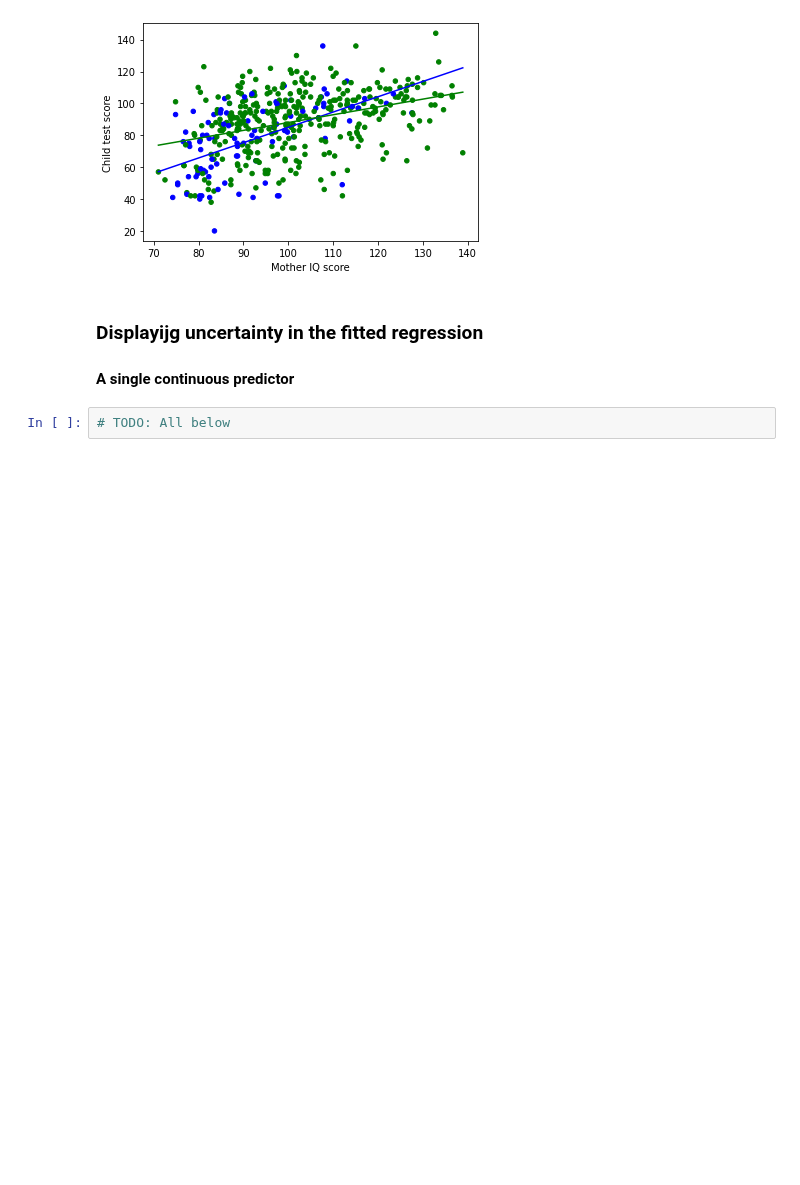
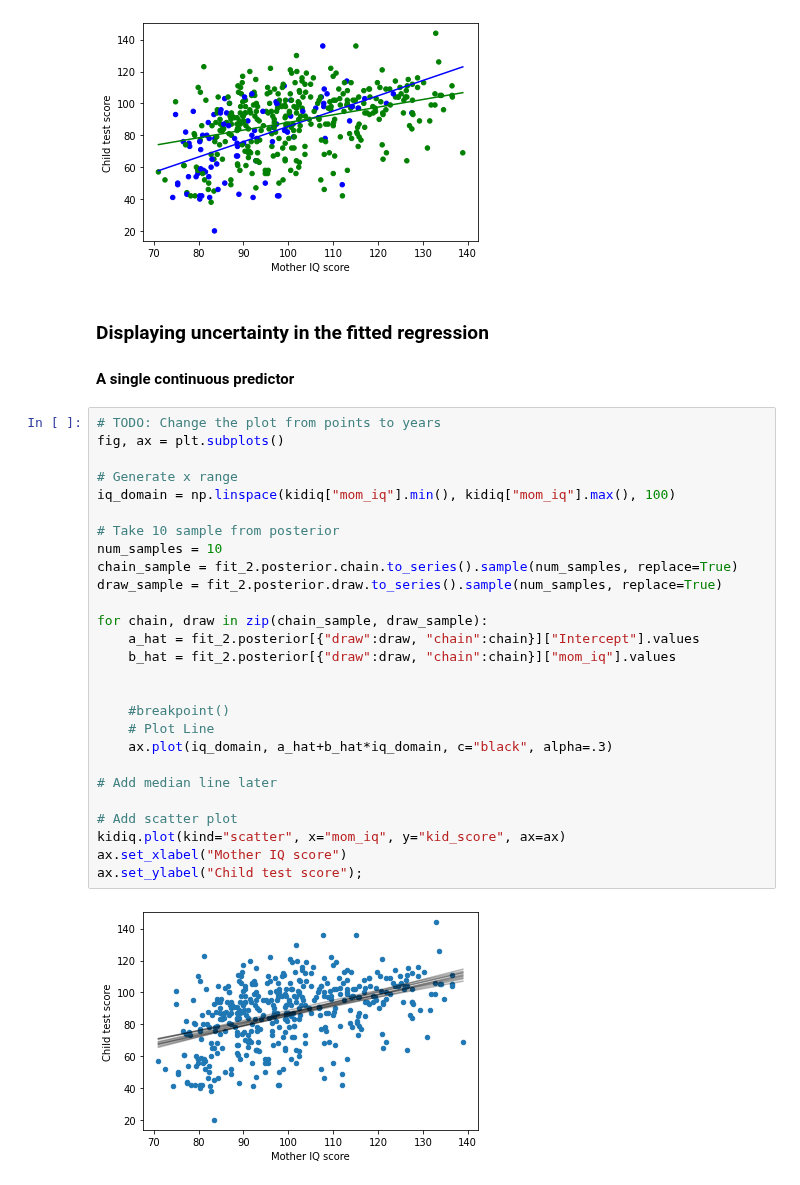
Before and after one commit to bambinos/educational-resources, a Jupyter notebook: ROS/KidIQ/kidiq.ipynb, the cells around one changed output. Saved outputs shown, nothing was run; the diff lists cells and outputs as text; blank space fills up the shorter version.

Commit message:
Add uncertainty to lines

```diff
--- a/ROS/KidIQ/kidiq.ipynb
+++ b/ROS/KidIQ/kidiq.ipynb
@@ -216,7 +209,34 @@ ax.set_ylabel("Child test score");
 # %% [output]
 [figure]
 # %% [markdown]
-### Displayijg uncertainty in the fitted regression
+### Displaying uncertainty in the fitted regression
 #### A single continuous predictor
-# %%
-# TODO: All below
+# %%
+# TODO: Change the plot from points to years
+fig, ax = plt.subplots()
+
+# Generate x range
+iq_domain = np.linspace(kidiq["mom_iq"].min(), kidiq["mom_iq"].max(), 100)
+
+# Take 10 sample from posterior
+num_samples = 10
+chain_sample = fit_2.posterior.chain.to_series().sample(num_samples, replace=True)
+draw_sample = fit_2.posterior.draw.to_series().sample(num_samples, replace=True)
+
+for chain, draw in zip(chain_sample, draw_sample):
+    a_hat = fit_2.posterior[{"draw":draw, "chain":chain}]["Intercept"].values
+    b_hat = fit_2.posterior[{"draw":draw, "chain":chain}]["mom_iq"].values
+
+
+    #breakpoint()
+    # Plot Line
+    ax.plot(iq_domain, a_hat+b_hat*iq_domain, c="black", alpha=.3)
+
+# Add median line later
+
+# Add scatter plot
+kidiq.plot(kind="scatter", x="mom_iq", y="kid_score", ax=ax)
+ax.set_xlabel("Mother IQ score")
+ax.set_ylabel("Child test score");
+# %% [output]
+[figure, added]
```
Also changed, not shown: parts of 13 cells of this notebook.
